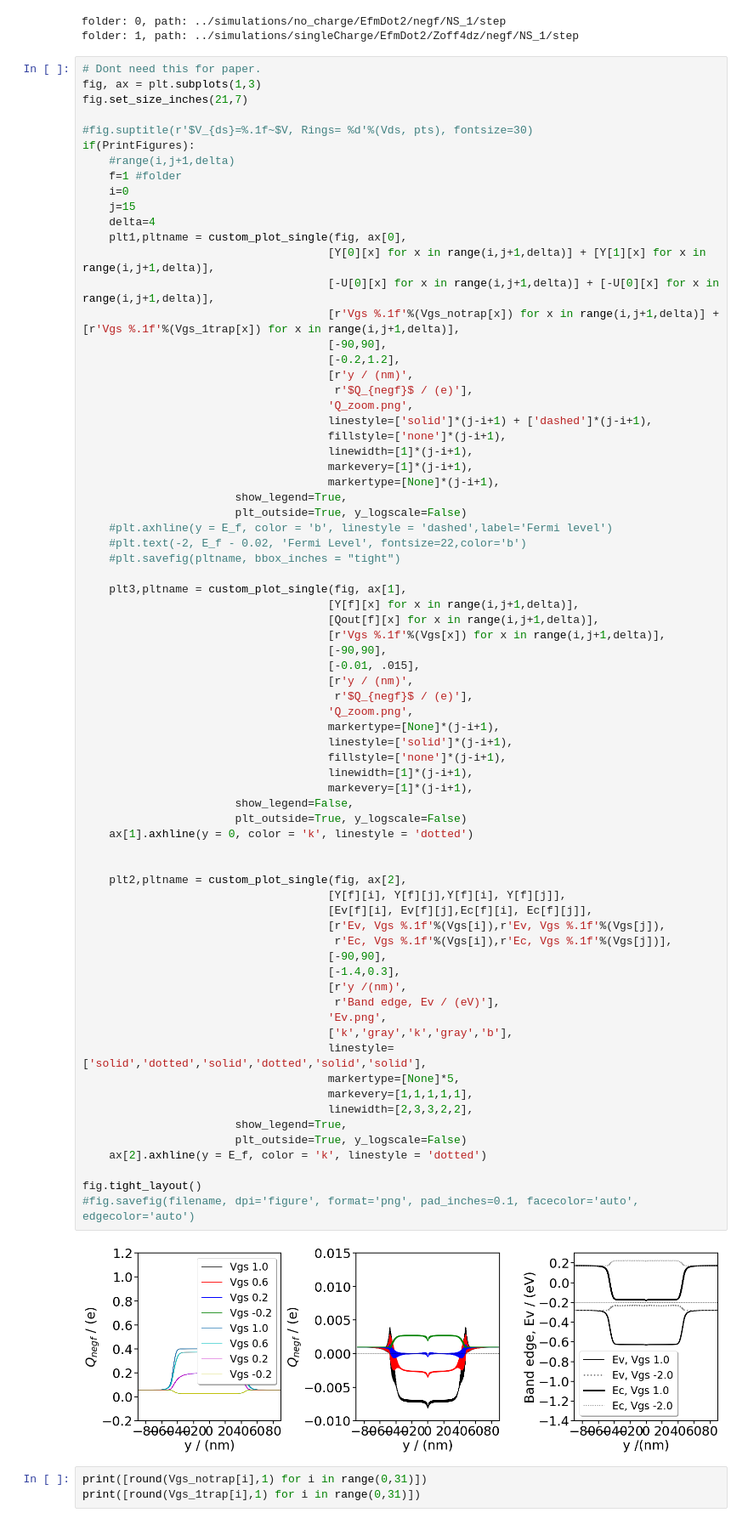
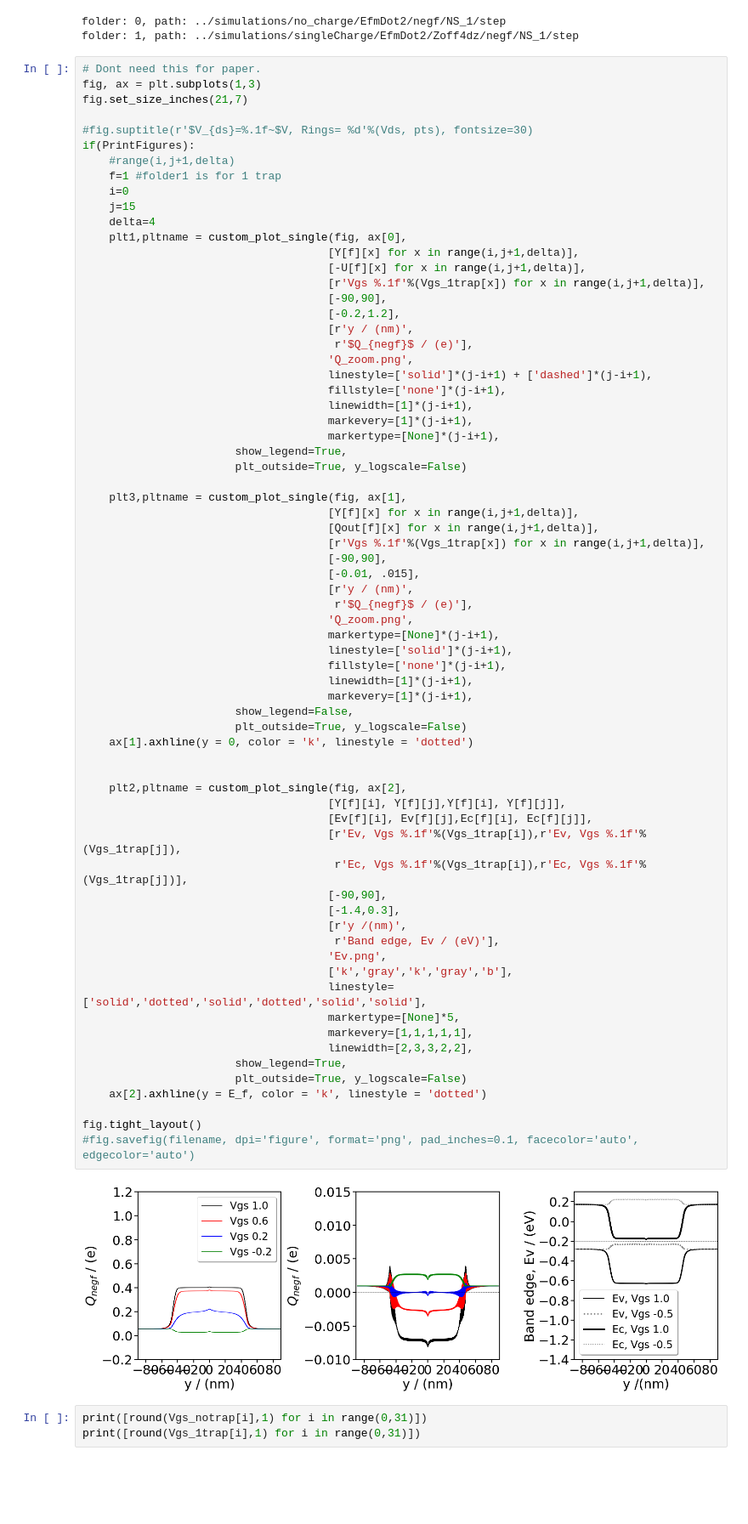
Before and after one commit to AMReX-Microelectronics/ELEQTRONeX, a Jupyter notebook: scripts/analysis/cnt_traps/single_vs_no_trap/scripts_for_paper/analyze_bandstructure_notrap_1trap_compare.ipynb, the cells around one changed output. Shown at 85% size. Saved outputs shown, nothing was run; the diff lists cells and outputs as text; blank space fills up the shorter version.

```diff
--- a/scripts/analysis/cnt_traps/single_vs_no_trap/scripts_for_paper/analyze_bandstructure_notrap_1trap_compare.ipynb
+++ b/scripts/analysis/cnt_traps/single_vs_no_trap/scripts_for_paper/analyze_bandstructure_notrap_1trap_compare.ipynb
@@ -200,14 +200,14 @@ fig.set_size_inches(21,7)
 #fig.suptitle(r'$V_{ds}=%.1f~$V, Rings= %d'%(Vds, pts), fontsize=30)
 if(PrintFigures):
     #range(i,j+1,delta)
-    f=1 #folder
+    f=1 #folder1 is for 1 trap
     i=0
     j=15
     delta=4
     plt1,pltname = custom_plot_single(fig, ax[0],
-                                     [Y[0][x] for x in range(i,j+1,delta)] + [Y[1][x] for x in range(i,j+1,delta)],
-                                     [-U[0][x] for x in range(i,j+1,delta)] + [-U[0][x] for x in range(i,j+1,delta)],
-                                     [r'Vgs %.1f'%(Vgs_notrap[x]) for x in range(i,j+1,delta)] + [r'Vgs %.1f'%(Vgs_1trap[x]) for x in range(i,j+1,delta)],
+                                     [Y[f][x] for x in range(i,j+1,delta)],
+                                     [-U[f][x] for x in range(i,j+1,delta)],
+                                     [r'Vgs %.1f'%(Vgs_1trap[x]) for x in range(i,j+1,delta)],
                                      [-90,90],
                                      [-0.2,1.2],
                                      [r'y / (nm)',
@@ -220,14 +220,11 @@ if(PrintFigures):
                                      markertype=[None]*(j-i+1),
                        show_legend=True,
                        plt_outside=True, y_logscale=False)
-    #plt.axhline(y = E_f, color = 'b', linestyle = 'dashed',label='Fermi level')
-    #plt.text(-2, E_f - 0.02, 'Fermi Level', fontsize=22,color='b')
-    #plt.savefig(pltname, bbox_inches = "tight")
 
     plt3,pltname = custom_plot_single(fig, ax[1],
                                      [Y[f][x] for x in range(i,j+1,delta)],
                                      [Qout[f][x] for x in range(i,j+1,delta)],
-                                     [r'Vgs %.1f'%(Vgs[x]) for x in range(i,j+1,delta)],
+                                     [r'Vgs %.1f'%(Vgs_1trap[x]) for x in range(i,j+1,delta)],
                                      [-90,90],
                                      [-0.01, .015],
                                      [r'y / (nm)',
@@ -236,36 +233,36 @@ if(PrintFigures):
                                      markertype=[None]*(j-i+1),
                                      linestyle=['solid']*(j-i+1),
                                      fillstyle=['none']*(j-i+1),
                                      linewidth=[1]*(j-i+1),
                                      markevery=[1]*(j-i+1),
                        show_legend=False,
                        plt_outside=True, y_logscale=False)
     ax[1].axhline(y = 0, color = 'k', linestyle = 'dotted')
 
 
     plt2,pltname = custom_plot_single(fig, ax[2],
                                      [Y[f][i], Y[f][j],Y[f][i], Y[f][j]],
                                      [Ev[f][i], Ev[f][j],Ec[f][i], Ec[f][j]],
-                                     [r'Ev, Vgs %.1f'%(Vgs[i]),r'Ev, Vgs %.1f'%(Vgs[j]),
-                                      r'Ec, Vgs %.1f'%(Vgs[i]),r'Ec, Vgs %.1f'%(Vgs[j])],
+                                     [r'Ev, Vgs %.1f'%(Vgs_1trap[i]),r'Ev, Vgs %.1f'%(Vgs_1trap[j]),
+                                      r'Ec, Vgs %.1f'%(Vgs_1trap[i]),r'Ec, Vgs %.1f'%(Vgs_1trap[j])],
                                      [-90,90],
                                      [-1.4,0.3],
                                      [r'y /(nm)',
                                       r'Band edge, Ev / (eV)'],
                                      'Ev.png',
                                      ['k','gray','k','gray','b'],
                                      linestyle=['solid','dotted','solid','dotted','solid','solid'],
                                      markertype=[None]*5,
                                      markevery=[1,1,1,1,1],
                                      linewidth=[2,3,3,2,2],
                        show_legend=True,
                        plt_outside=True, y_logscale=False)
     ax[2].axhline(y = E_f, color = 'k', linestyle = 'dotted')
 
 fig.tight_layout()
 #fig.savefig(filename, dpi='figure', format='png', pad_inches=0.1, facecolor='auto', edgecolor='auto')
 # %% [output]
-[figure, old version]
+[figure, new version]
 # %%
 print([round(Vgs_notrap[i],1) for i in range(0,31)])
 print([round(Vgs_1trap[i],1) for i in range(0,31)])
```
Also changed, not shown: 5 other files.
